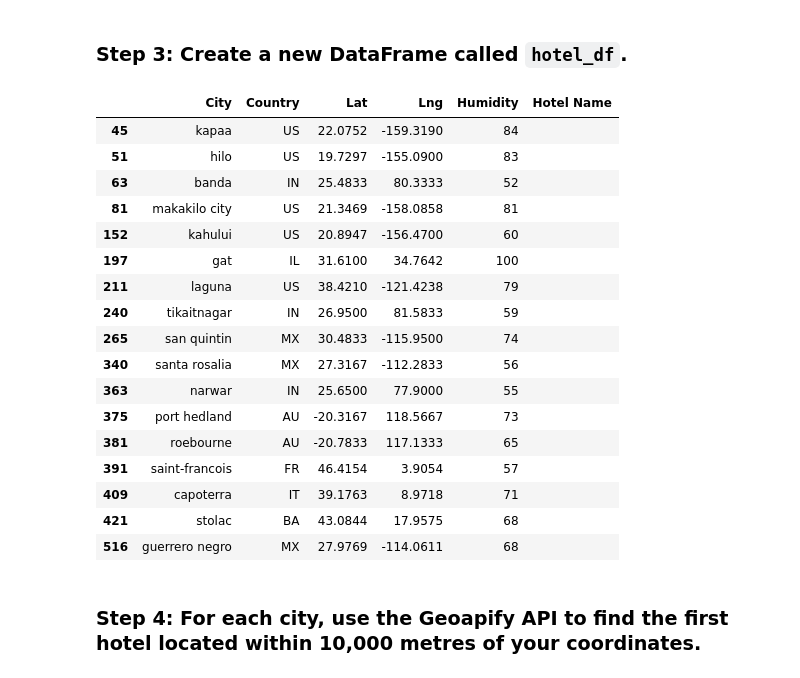
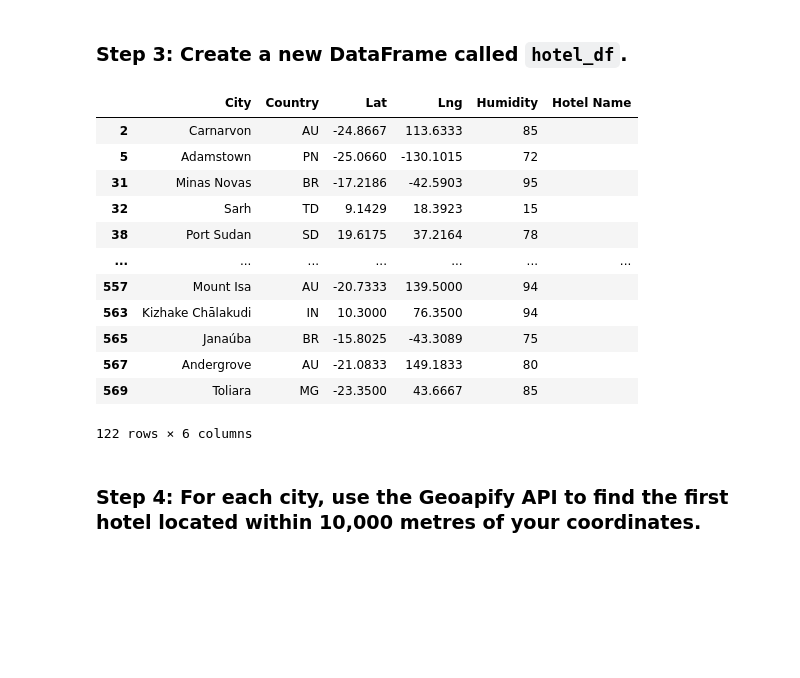
Before and after one commit to Carmenwiggins/-python-api-challenge, a Jupyter notebook: VacationPy.ipynb, the cells around one changed output. Drawn from its saved outputs; the diff is of its cells as text; code cells hidden in the pictures; blank space fills up the shorter version.

```diff
--- a/VacationPy.ipynb
+++ b/VacationPy.ipynb
@@ -70,0 +58,4 @@ city_data_df.head()
+# %%
+Temp_city_df = city_data_df.loc[
+    (city_data_df["Max Temp"] < 80) & (city_data_df["Max Temp"] > 70)]
+Temp_city_df
@@ -70,0 +76,6 @@ city_data_df.head()
+# %%
+
+# Drop any rows with null values
+Temp_city_df= Temp_city_df.dropna()
+
+Temp_city_df
@@ -72,32 +97,30 @@ city_data_df.head()
 ### Step 3: Create a new DataFrame called `hotel_df`.
 # %%
 # Use the Pandas copy function to create DataFrame called hotel_df to store the city, country, coordinates, and humidity
-# YOUR CODE HERE
+
+Hotel_df=Temp_city_df[['City', 'Country', 'Lat','Lng','Humidity']].copy()
+
 
 # Add an empty column, "Hotel Name," to the DataFrame so you can store the hotel found using the Geoapify API
 # YOUR CODE HERE
-
+Hotel_df['Hotel Name']=" "
+Hotel_df
 # Display sample data
 # YOUR CODE HERE
 # %% [output]
 |  | City | Country | Lat | Lng | Humidity | Hotel Name |
-| 45 | kapaa | US | 22.0752 | -159.3190 | 84 |  |
-| 51 | hilo | US | 19.7297 | -155.0900 | 83 |  |
-| 63 | banda | IN | 25.4833 | 80.3333 | 52 |  |
-| 81 | makakilo city | US | 21.3469 | -158.0858 | 81 |  |
-| 152 | kahului | US | 20.8947 | -156.4700 | 60 |  |
-| 197 | gat | IL | 31.6100 | 34.7642 | 100 |  |
-| 211 | laguna | US | 38.4210 | -121.4238 | 79 |  |
-| 240 | tikaitnagar | IN | 26.9500 | 81.5833 | 59 |  |
-| 265 | san quintin | MX | 30.4833 | -115.9500 | 74 |  |
-| 340 | santa rosalia | MX | 27.3167 | -112.2833 | 56 |  |
-| 363 | narwar | IN | 25.6500 | 77.9000 | 55 |  |
-| 375 | port hedland | AU | -20.3167 | 118.5667 | 73 |  |
-| 381 | roebourne | AU | -20.7833 | 117.1333 | 65 |  |
-| 391 | saint-francois | FR | 46.4154 | 3.9054 | 57 |  |
-| 409 | capoterra | IT | 39.1763 | 8.9718 | 71 |  |
-| 421 | stolac | BA | 43.0844 | 17.9575 | 68 |  |
-| 516 | guerrero negro | MX | 27.9769 | -114.0611 | 68 |  |
+| 2 | Carnarvon | AU | -24.8667 | 113.6333 | 85 |  |
+| 5 | Adamstown | PN | -25.0660 | -130.1015 | 72 |  |
+| 31 | Minas Novas | BR | -17.2186 | -42.5903 | 95 |  |
+| 32 | Sarh | TD | 9.1429 | 18.3923 | 15 |  |
+| 38 | Port Sudan | SD | 19.6175 | 37.2164 | 78 |  |
+| ... | ... | ... | ... | ... | ... | ... |
+| 557 | Mount Isa | AU | -20.7333 | 139.5000 | 94 |  |
+| 563 | Kizhake Chālakudi | IN | 10.3000 | 76.3500 | 94 |  |
+| 565 | Janaúba | BR | -15.8025 | -43.3089 | 75 |  |
+| 567 | Andergrove | AU | -21.0833 | 149.1833 | 80 |  |
+| 569 | Toliara | MG | -23.3500 | 43.6667 | 85 |  |
+122 rows × 6 columns
 # %% [markdown]
 ### Step 4: For each city, use the Geoapify API to find the first hotel located within 10,000 metres of your coordinates.
 # %%
```
Also changed, not shown: parts of 11 cells of this notebook.
